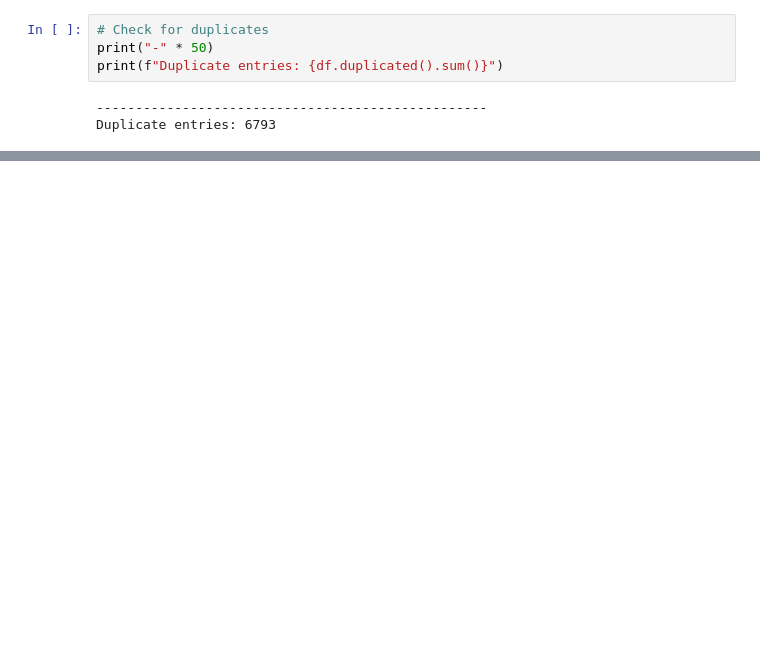
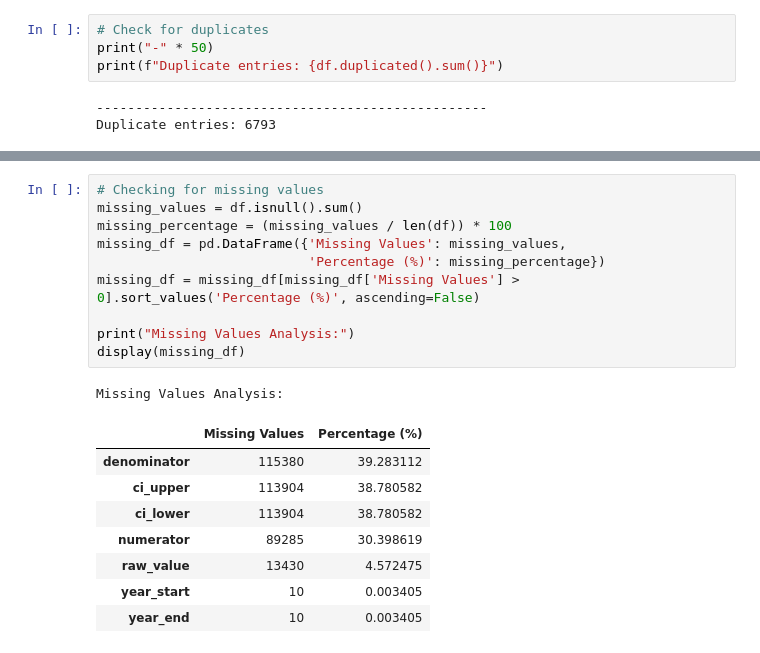
Before and after one commit to jpierre-7/us-county-health-analysis, a Jupyter notebook: eda.ipynb, the cells around one changed output, grey strips where cells are left out. Cells and saved outputs as stored; diff of their text form; blank space fills up the shorter version.

```diff
--- a/eda.ipynb
+++ b/eda.ipynb
@@ -219,0 +271,20 @@ Duplicate entries: 6793
+# %%
+# Checking for missing values
+missing_values = df.isnull().sum()
+missing_percentage = (missing_values / len(df)) * 100
+missing_df = pd.DataFrame({'Missing Values': missing_values,
+                           'Percentage (%)': missing_percentage})
+missing_df = missing_df[missing_df['Missing Values'] > 0].sort_values('Percentage (%)', ascending=False)
+
+print("Missing Values Analysis:")
+display(missing_df)
+# %% [output]
+Missing Values Analysis:
+|  | Missing Values | Percentage (%) |
+| denominator | 115380 | 39.283112 |
+| ci_upper | 113904 | 38.780582 |
+| ci_lower | 113904 | 38.780582 |
+| numerator | 89285 | 30.398619 |
+| raw_value | 13430 | 4.572475 |
+| year_start | 10 | 0.003405 |
+| year_end | 10 | 0.003405 |
```
Also changed, not shown: parts of 7 cells of this notebook, 2 other files.
